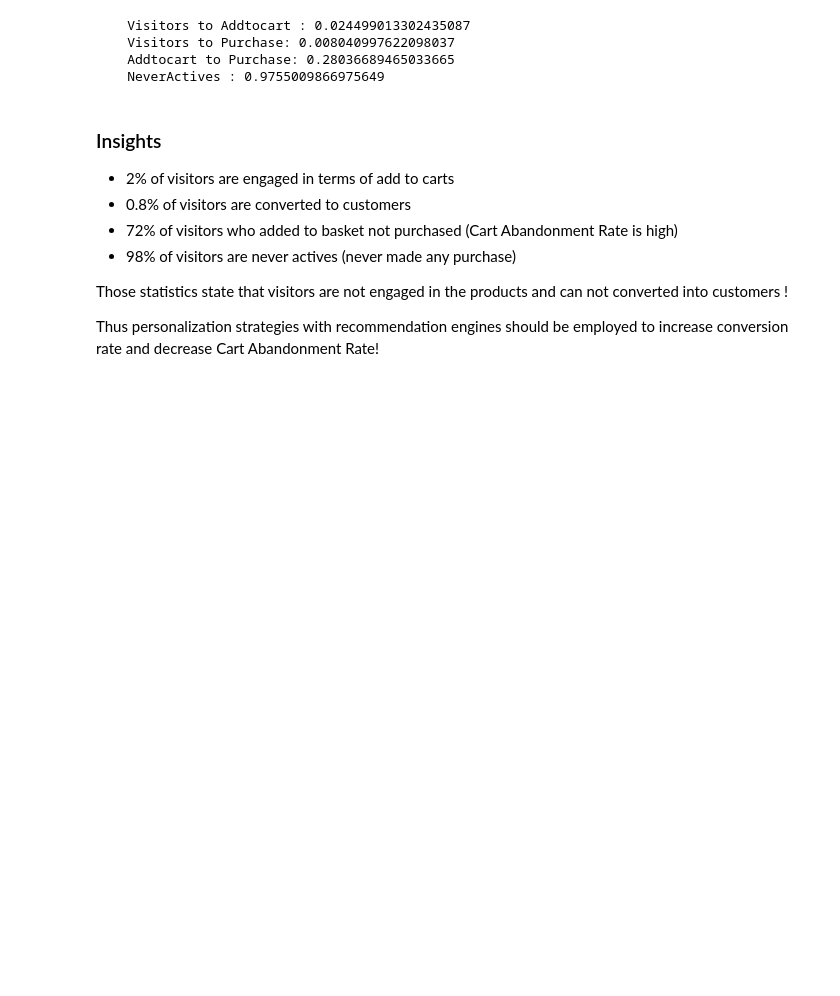
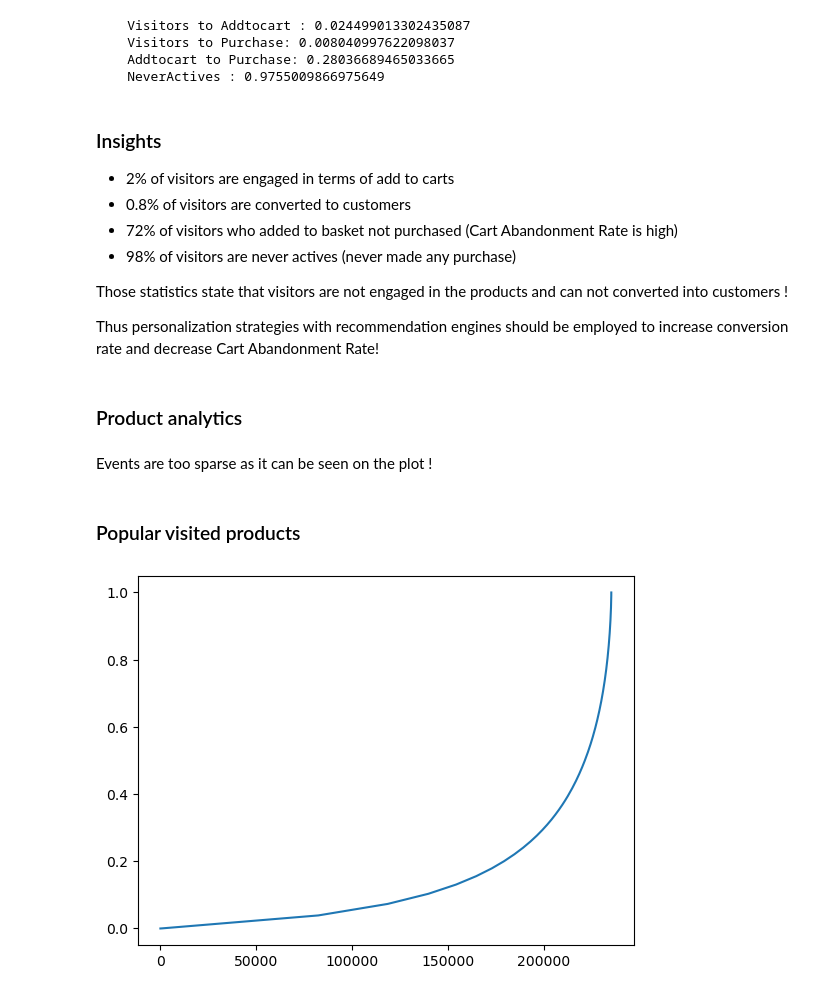
Before and after one commit to aiulukbek/recommenders, a Jupyter notebook: notebooks/EDA.ipynb, the cells around one changed output. Drawn from its saved outputs; the diff is of its cells as text; code cells hidden in the pictures; blank space fills up the shorter version.

```diff
--- a/notebooks/EDA.ipynb
+++ b/notebooks/EDA.ipynb
@@ -239,3 +239,19 @@ print(f"""
 Those statistics state that visitors are not engaged in the products and can not converted into customers !
 
 Thus personalization strategies with recommendation engines should be employed to increase conversion rate and decrease Cart Abandonment Rate!
+# %% [markdown]
+### Product analytics
+# %%
+# wwhat is the event distribution of pproducts
+
+product_stats = events[['visitorid', 'itemid', 'event']].drop_duplicates().groupby("itemid")['event'].value_counts().unstack(1).fillna(0)
+# %%
+product_stats['traffic_distribution'] = product_stats.view / product_stats.view.sum()
+# %% [markdown]
+Events are too sparse as it can be seen on the plot !
+# %% [markdown]
+### Popular visited products
+# %%
+most_popular_products = product_stats.sort_values(ascending= True, by = 'view').traffic_distribution.reset_index(drop = True).cumsum().plot(kind = 'line')
+# %% [output]
+[figure, added]
```
Also changed, not shown: parts of 25 cells of this notebook.
